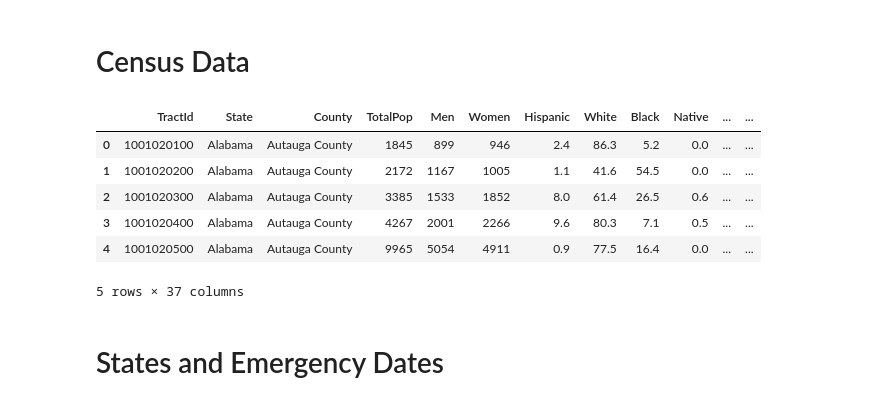
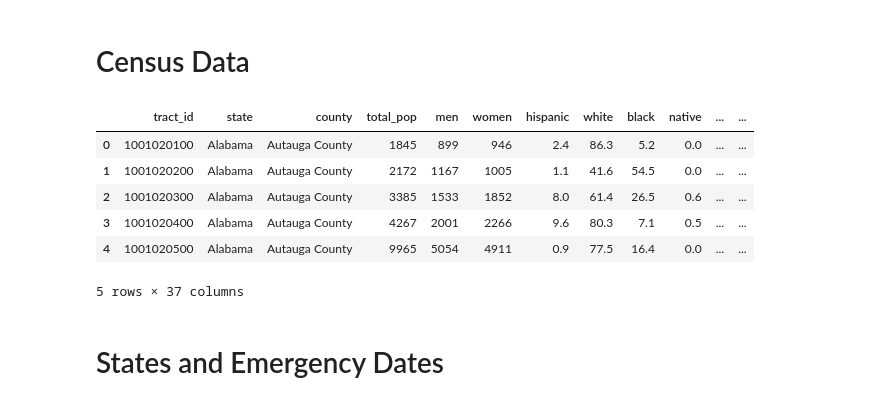
Before and after one commit to DutchDS/Final-Project, a Jupyter notebook: static/covid_data_all.ipynb, the cells around one changed output. Cells and saved outputs as stored; diff of their text form; code cells hidden in the pictures.

```diff
--- a/static/covid_data_all.ipynb
+++ b/static/covid_data_all.ipynb
@@ -123,18 +123,26 @@ engine.execute( '''TRUNCATE TABLE precondition_data''' )
 df_precondition.to_sql(name='precondition_data', con=engine, if_exists='append', index=False)
 # %% [markdown]
 # Census Data
-# %%
-# Census data
-df_census = pd.read_csv(url_census)
-df_census.head()
-# %% [output]
-|  | TractId | State | County | TotalPop | Men | Women | Hispanic | White | Black | Native | ... | ... |
-| 0 | 1001020100 | Alabama | Autauga County | 1845 | 899 | 946 | 2.4 | 86.3 | 5.2 | 0.0 | ... | ... |
-| 1 | 1001020200 | Alabama | Autauga County | 2172 | 1167 | 1005 | 1.1 | 41.6 | 54.5 | 0.0 | ... | ... |
-| 2 | 1001020300 | Alabama | Autauga County | 3385 | 1533 | 1852 | 8.0 | 61.4 | 26.5 | 0.6 | ... | ... |
-| 3 | 1001020400 | Alabama | Autauga County | 4267 | 2001 | 2266 | 9.6 | 80.3 | 7.1 | 0.5 | ... | ... |
-| 4 | 1001020500 | Alabama | Autauga County | 9965 | 5054 | 4911 | 0.9 | 77.5 | 16.4 | 0.0 | ... | ... |
-5 rows × 37 columns
+# %%
+# Census data
+df_census = pd.read_csv(url_census)
+df_census = df_census.rename(columns=({"TractId": "tract_id","State":"state","County":"county","TotalPop":"total_pop",
+    "Men":"men","Women":"women","Hispanic":"hispanic","White":"white","Black": "black","Native":"native","Asian":"asian",
+    "Pacific":"pacific","VotingAgeCitizen":"voting_age_citizen","Income":"income","IncomeErr":"income_err","IncomePerCap":"income_per_cap",
+    "IncomePerCapErr":"income_per_cap_err","Poverty":"poverty","ChildPoverty":"child_poverty","Professional":"professional",
+    "Service":"service","Office":"office","Construction":"construction","Production":"production","Drive":"drive","Carpool":"carpool",
+    "Transit":"transit","Walk":"walk","OtherTransp":"other_transp", "WorkAtHome":"work_at_home","MeanCommute":"mean_commute",
+    "Employed":"employed","PrivateWork":"private_work","PublicWork":"public_work","SelfEmployed":"self_employed",
+    "FamilyWork":"family_work","Unemployment":"unemployment"}))
+df_census.head()
+# %% [output]
+|  | tract_id | state | county | total_pop | men | women | hispanic | white | black | native | ... | ... |
+| 0 | 1001020100 | Alabama | Autauga County | 1845 | 899 | 946 | 2.4 | 86.3 | 5.2 | 0.0 | ... | ... |
+| 1 | 1001020200 | Alabama | Autauga County | 2172 | 1167 | 1005 | 1.1 | 41.6 | 54.5 | 0.0 | ... | ... |
+| 2 | 1001020300 | Alabama | Autauga County | 3385 | 1533 | 1852 | 8.0 | 61.4 | 26.5 | 0.6 | ... | ... |
+| 3 | 1001020400 | Alabama | Autauga County | 4267 | 2001 | 2266 | 9.6 | 80.3 | 7.1 | 0.5 | ... | ... |
+| 4 | 1001020500 | Alabama | Autauga County | 9965 | 5054 | 4911 | 0.9 | 77.5 | 16.4 | 0.0 | ... | ... |
+5 rows × 37 columns
 # %%
 engine.execute( '''TRUNCATE TABLE census_data''' )
 df_census.to_sql(name='census_data', con=engine, if_exists='append', index=False)
```
Also changed, not shown: parts of 8 cells of this notebook, 2 other files.
